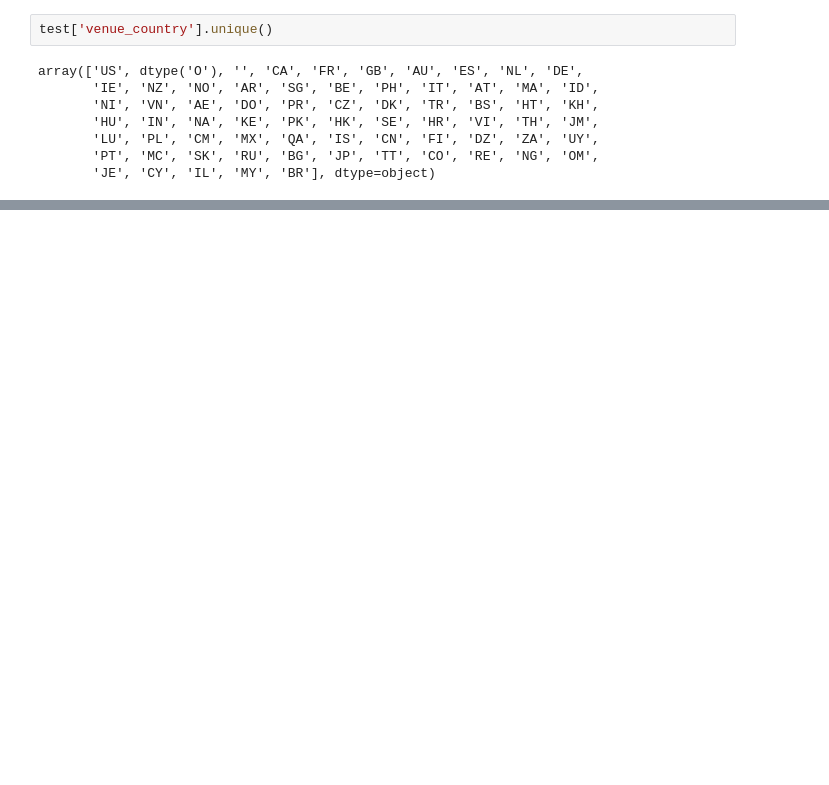
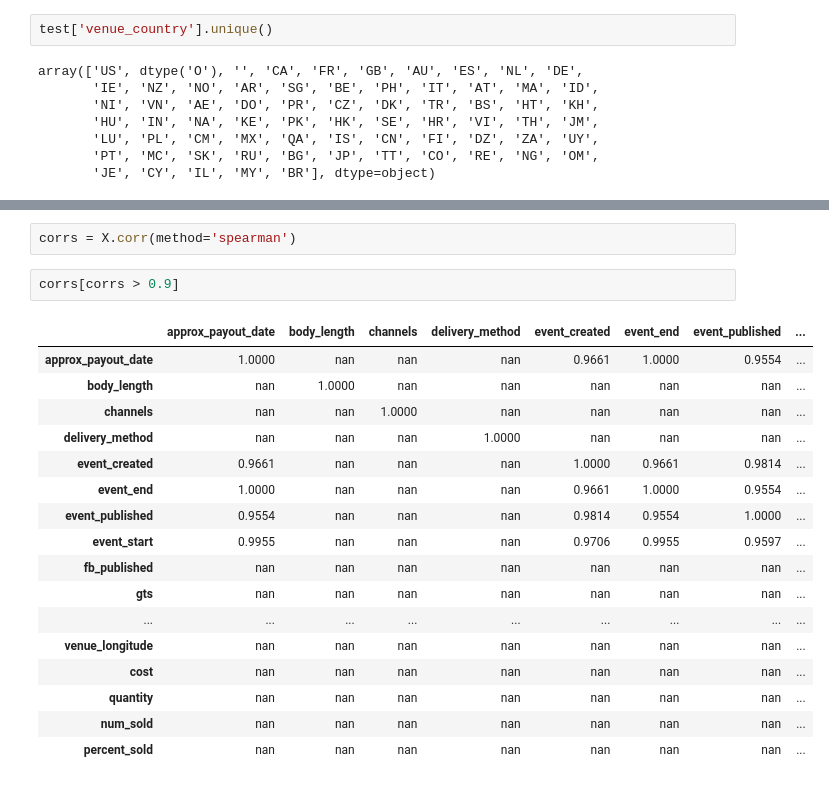
Before and after one commit to paultanger/Fraud_Detection, a Jupyter notebook: notebooks/paul_EDA.ipynb, the cells around one changed output, grey strips where cells are left out. Drawn from its saved outputs; the diff is of its cells as text; blank space fills up the shorter version.

```diff
--- a/notebooks/paul_EDA.ipynb
+++ b/notebooks/paul_EDA.ipynb
@@ -295,0 +447,22 @@ array(['US', dtype('O'), '', 'CA', 'FR', 'GB', 'AU', 'ES', 'NL', 'DE',
+# %%
+corrs = X.corr(method='spearman')
+# %%
+corrs[corrs > 0.9]
+# %% [output]
+|  | approx_payout_date | body_length | channels | delivery_method | event_created | event_end | event_published | ... |
+| approx_payout_date | 1.0000 | nan | nan | nan | 0.9661 | 1.0000 | 0.9554 | ... |
+| body_length | nan | 1.0000 | nan | nan | nan | nan | nan | ... |
+| channels | nan | nan | 1.0000 | nan | nan | nan | nan | ... |
+| delivery_method | nan | nan | nan | 1.0000 | nan | nan | nan | ... |
+| event_created | 0.9661 | nan | nan | nan | 1.0000 | 0.9661 | 0.9814 | ... |
+| event_end | 1.0000 | nan | nan | nan | 0.9661 | 1.0000 | 0.9554 | ... |
+| event_published | 0.9554 | nan | nan | nan | 0.9814 | 0.9554 | 1.0000 | ... |
+| event_start | 0.9955 | nan | nan | nan | 0.9706 | 0.9955 | 0.9597 | ... |
+| fb_published | nan | nan | nan | nan | nan | nan | nan | ... |
+| gts | nan | nan | nan | nan | nan | nan | nan | ... |
+| ... | ... | ... | ... | ... | ... | ... | ... | ... |
+| venue_longitude | nan | nan | nan | nan | nan | nan | nan | ... |
+| cost | nan | nan | nan | nan | nan | nan | nan | ... |
+| quantity | nan | nan | nan | nan | nan | nan | nan | ... |
+| num_sold | nan | nan | nan | nan | nan | nan | nan | ... |
+| percent_sold | nan | nan | nan | nan | nan | nan | nan | ... |
```
Also changed, not shown: parts of 19 cells of this notebook, 2 other files.
